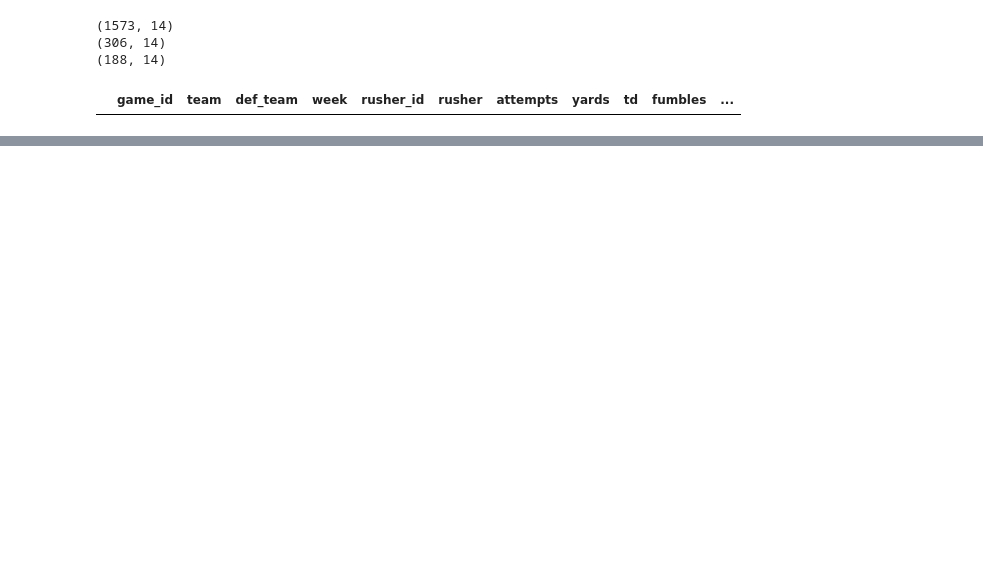
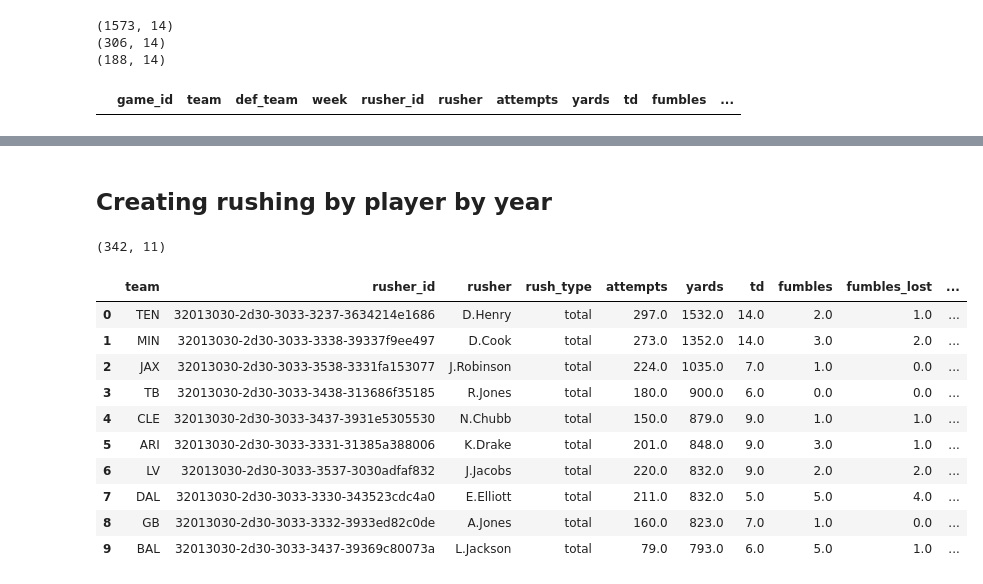
Before and after one commit to shind07/nfl-data, a Jupyter notebook: notebooks/rushing.ipynb, the cells around one changed output, grey strips where cells are left out. Drawn from its saved outputs; the diff is of its cells as text; code cells hidden in the pictures; blank space fills up the shorter version.

Commit message:
add rushing_by_player_by_game job

```diff
--- a/notebooks/rushing.ipynb
+++ b/notebooks/rushing.ipynb
@@ -413,0 +439,44 @@ df_final.to_csv("../data/rushing_all.csv", index=False)
+# %% [markdown]
+## Creating rushing by player by year
+# %%
+query = """
+    SELECT
+        team,
+        rusher_id,
+        rusher,
+        rush_type,
+        SUM(attempts) AS attempts,
+        SUM(yards) AS yards,
+        SUM(td) AS td,
+        SUM(fumbles) AS fumbles,
+        SUM(fumbles_lost) AS fumbles_lost,
+        SUM(fumbles_out_of_bounds) AS fumbles_out_of_bounds,
+        SUM(epa) AS epa
+    FROM
+        rushing_by_player_by_game
+    WHERE
+        rush_type = 'total'
+    GROUP BY
+        team,
+        rusher_id,
+        rusher,
+        rush_type
+    ORDER BY
+        SUM(yards) DESC
+"""
+df = pd.read_sql(query, db_conn)
+print(df.shape)
+df.head(10)
+# %% [output]
+(342, 11)
+|  | team | rusher_id | rusher | rush_type | attempts | yards | td | fumbles | fumbles_lost | ... |
+| 0 | TEN | 32013030-2d30-3033-3237-3634214e1686 | D.Henry | total | 297.0 | 1532.0 | 14.0 | 2.0 | 1.0 | ... |
+| 1 | MIN | 32013030-2d30-3033-3338-39337f9ee497 | D.Cook | total | 273.0 | 1352.0 | 14.0 | 3.0 | 2.0 | ... |
+| 2 | JAX | 32013030-2d30-3033-3538-3331fa153077 | J.Robinson | total | 224.0 | 1035.0 | 7.0 | 1.0 | 0.0 | ... |
+| 3 | TB | 32013030-2d30-3033-3438-313686f35185 | R.Jones | total | 180.0 | 900.0 | 6.0 | 0.0 | 0.0 | ... |
+| 4 | CLE | 32013030-2d30-3033-3437-3931e5305530 | N.Chubb | total | 150.0 | 879.0 | 9.0 | 1.0 | 1.0 | ... |
+| 5 | ARI | 32013030-2d30-3033-3331-31385a388006 | K.Drake | total | 201.0 | 848.0 | 9.0 | 3.0 | 1.0 | ... |
+| 6 | LV | 32013030-2d30-3033-3537-3030adfaf832 | J.Jacobs | total | 220.0 | 832.0 | 9.0 | 2.0 | 2.0 | ... |
+| 7 | DAL | 32013030-2d30-3033-3330-343523cdc4a0 | E.Elliott | total | 211.0 | 832.0 | 5.0 | 5.0 | 4.0 | ... |
+| 8 | GB | 32013030-2d30-3033-3332-3933ed82c0de | A.Jones | total | 160.0 | 823.0 | 7.0 | 1.0 | 0.0 | ... |
+| 9 | BAL | 32013030-2d30-3033-3437-39369c80073a | L.Jackson | total | 79.0 | 793.0 | 6.0 | 5.0 | 1.0 | ... |
```
Also changed, not shown: parts of 6 cells of this notebook, 2 other files.
